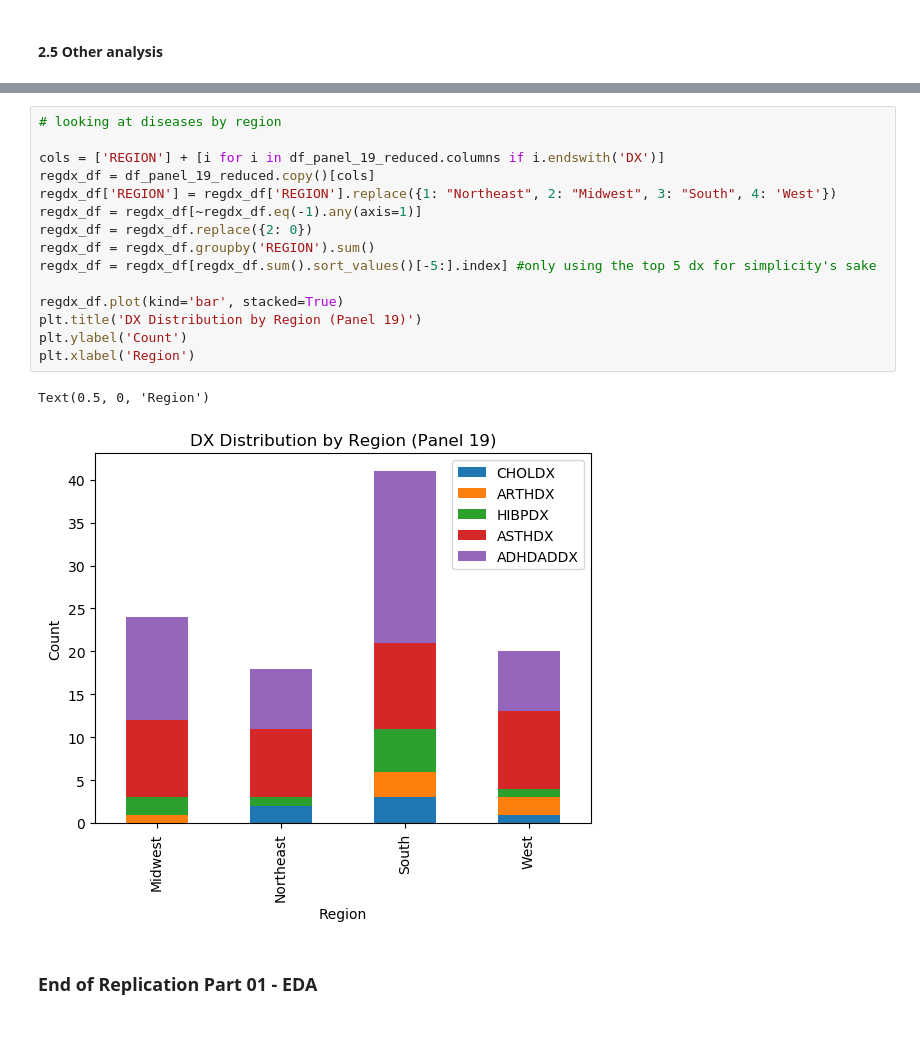
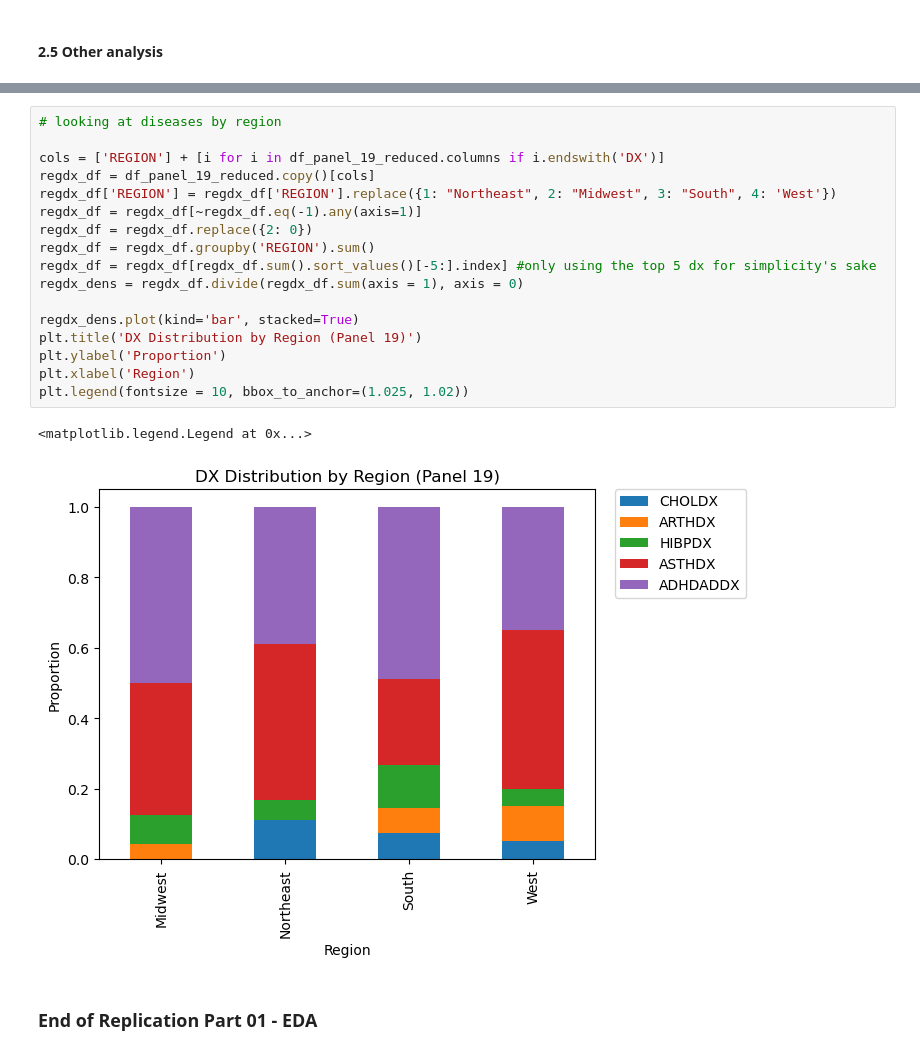
Before and after one commit to 474benchen/capstone_replication, a Jupyter notebook: replication-project-part-02-model-dev-fairness-eval.ipynb, the cells around one changed output, grey strips where cells are left out. Cells and saved outputs as stored; diff of their text form.

Commit message:
density plots
also did rf for 3.1

```diff
--- a/replication-project-part-02-model-dev-fairness-eval.ipynb
+++ b/replication-project-part-02-model-dev-fairness-eval.ipynb
@@ -482,21 +485,23 @@ plt.show()
 # %%
 # looking at diseases by region
 
 cols = ['REGION'] + [i for i in df_panel_19_reduced.columns if i.endswith('DX')]
 regdx_df = df_panel_19_reduced.copy()[cols]
 regdx_df['REGION'] = regdx_df['REGION'].replace({1: "Northeast", 2: "Midwest", 3: "South", 4: 'West'})
 regdx_df = regdx_df[~regdx_df.eq(-1).any(axis=1)]
 regdx_df = regdx_df.replace({2: 0})
 regdx_df = regdx_df.groupby('REGION').sum()
 regdx_df = regdx_df[regdx_df.sum().sort_values()[-5:].index] #only using the top 5 dx for simplicity's sake
+regdx_dens = regdx_df.divide(regdx_df.sum(axis = 1), axis = 0)
 
-regdx_df.plot(kind='bar', stacked=True)
+regdx_dens.plot(kind='bar', stacked=True)
 plt.title('DX Distribution by Region (Panel 19)')
-plt.ylabel('Count')
+plt.ylabel('Proportion')
 plt.xlabel('Region')
+plt.legend(fontsize = 10, bbox_to_anchor=(1.025, 1.02))
 # %% [output]
-Text(0.5, 0, 'Region')
+<matplotlib.legend.Legend at 0x...>
-[figure, old version]
+[figure, new version]
 # %% [markdown]
 
 ### End of Replication Part 01 -  EDA
```
Also changed, not shown: parts of 7 cells of this notebook.
